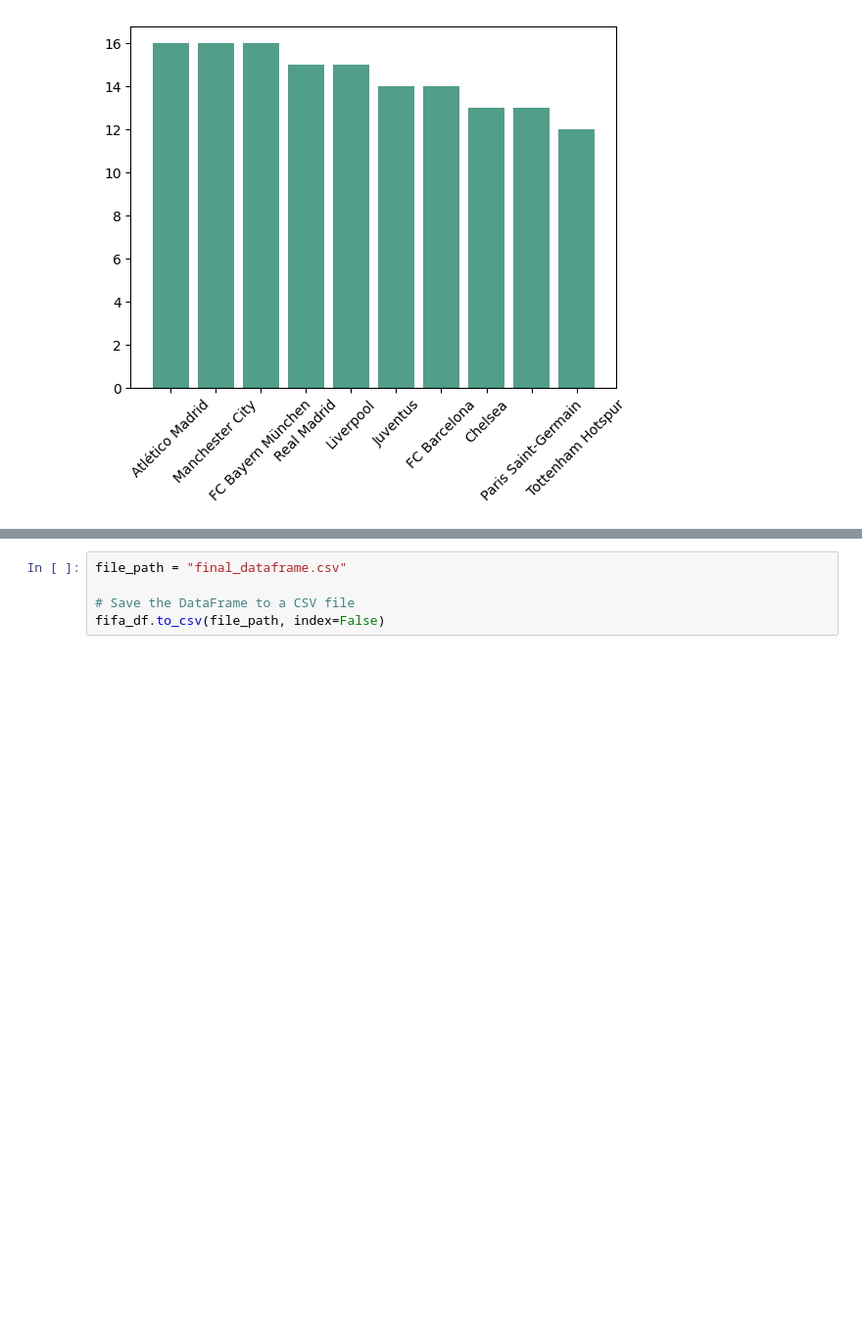
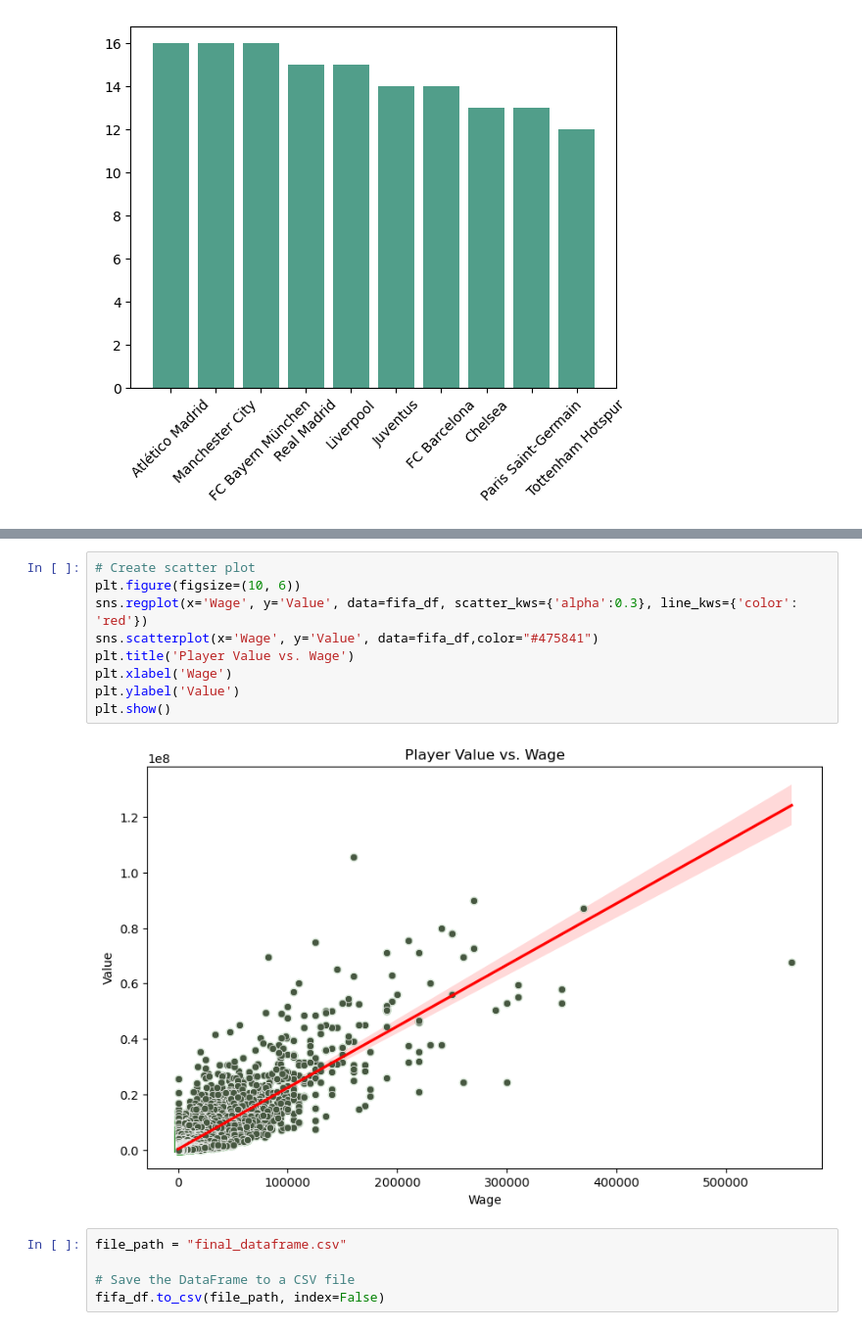
Before and after one commit to NazimKs/ETL_data_warehouse, a Jupyter notebook: ETL_data_warhouse.ipynb, the cells around one changed output, grey strips where cells are left out. Shown at 98% size. Drawn from its saved outputs; the diff is of its cells as text; blank space fills up the shorter version.

```diff
--- a/ETL_data_warhouse.ipynb
+++ b/ETL_data_warhouse.ipynb
@@ -452,3 +463,14 @@ plt.show()
+# %%
+# Create scatter plot
+plt.figure(figsize=(10, 6))
+sns.regplot(x='Wage', y='Value', data=fifa_df, scatter_kws={'alpha':0.3}, line_kws={'color': 'red'})
+sns.scatterplot(x='Wage', y='Value', data=fifa_df,color="#475841")
+plt.title('Player Value vs. Wage')
+plt.xlabel('Wage')
+plt.ylabel('Value')
+plt.show()
+# %% [output]
+[figure, added]
 # %%
 file_path = "final_dataframe.csv"
 
```
Also changed, not shown: parts of 1 cell of this notebook.
